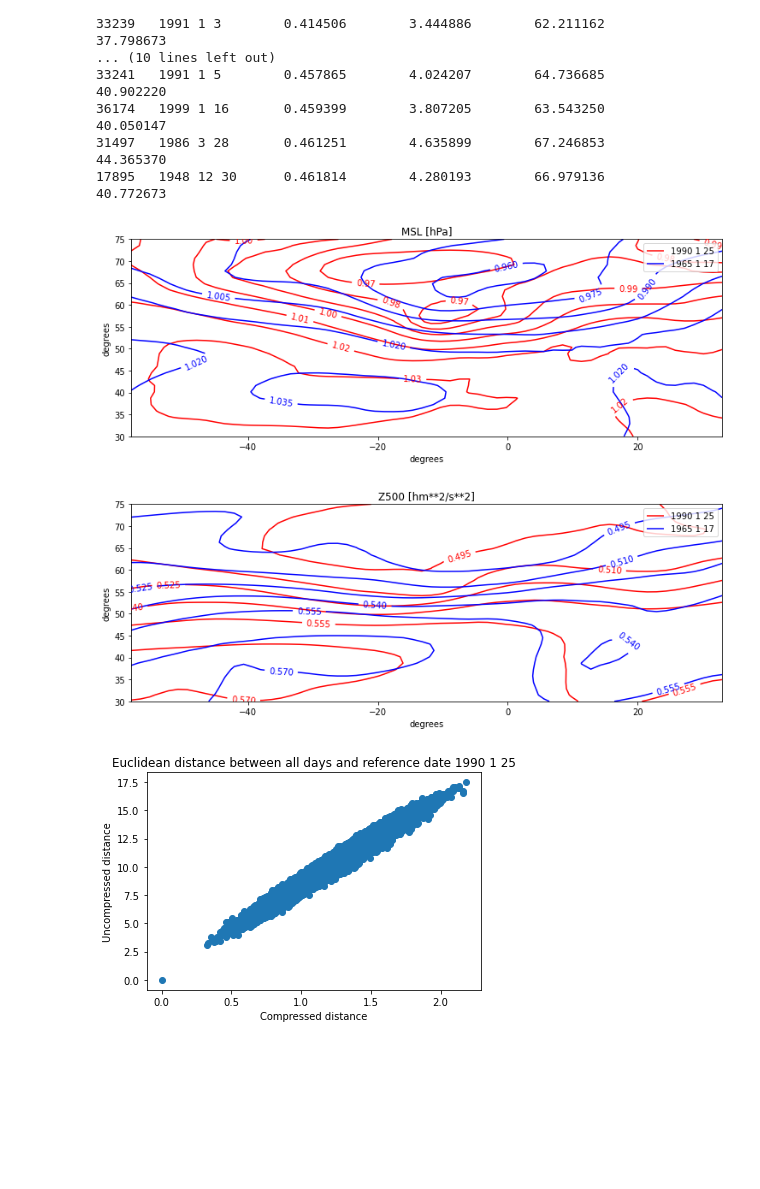
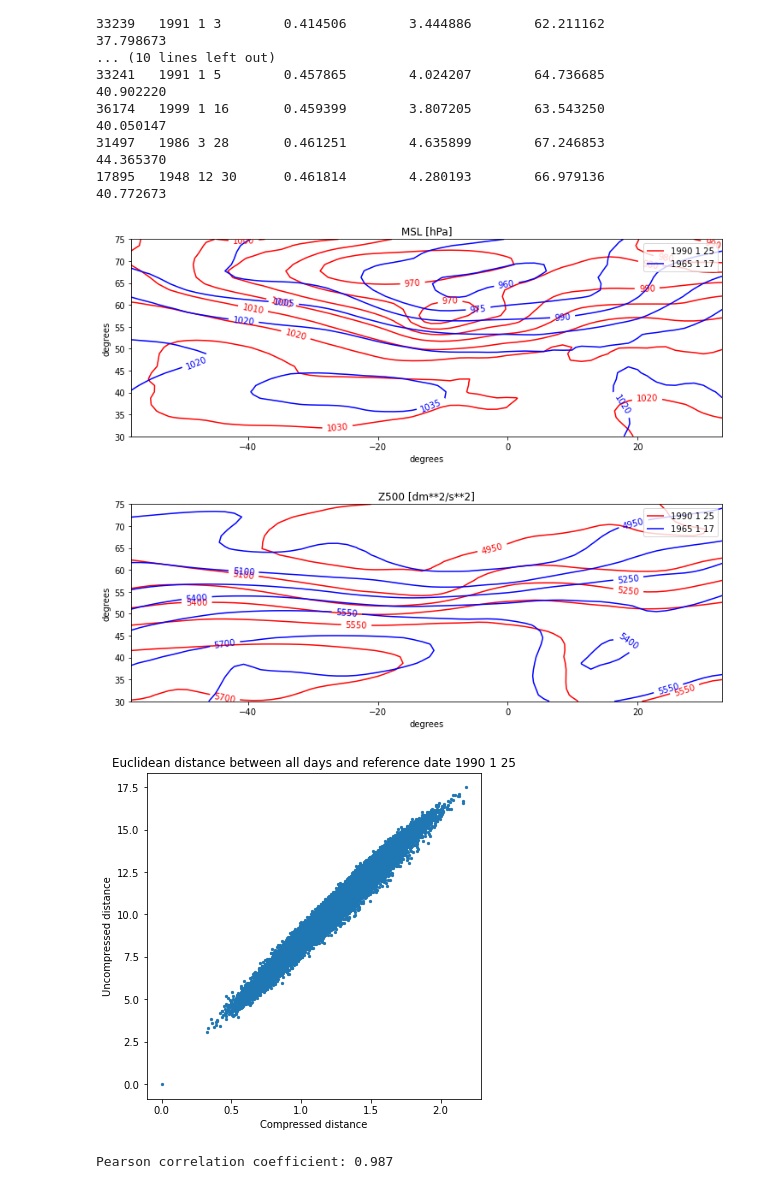
Before and after one commit to gdepaepe/autoencoder, a Jupyter notebook: 5_custom_loss.ipynb, the cells around one changed output. Cells and saved outputs as stored; diff of their text form; code cells hidden in the pictures; blank space fills up the shorter version.

Commit message:
change: dot size scatterplot

```diff
--- a/5_custom_loss.ipynb
+++ b/5_custom_loss.ipynb
@@ -236,16 +236,19 @@ min_dist_index = smallest_compressed[nearby]
 original = era20c[date_index].reshape(1,shape1,shape2,2)
 nearest = era20c[min_dist_index].reshape(1,shape1,shape2,2)
 isoplot(original[0,:,:,0],nearest[0,:,:,0],date,dates[min_dist_index],zone,scale[0])
-isoplot(original[0,:,:,1],nearest[0,:,:,1],date,dates[min_dist_index],zone,scale[1],"Z500 [hm**2/s**2]")
+isoplot(original[0,:,:,1],nearest[0,:,:,1],date,dates[min_dist_index],zone,scale[1]*10,"Z500 [dm**2/s**2]")
 # %% [output]
-[figure, old version]
+[figure, new version]
-[figure, old version]
+[figure, new version]
 # %%
-plt.scatter(compressed_dist, era20c_dist)
+plt.rcParams["figure.figsize"] = (6,6)
+plt.scatter(compressed_dist, era20c_dist, s=5)
 plt.ylabel("Uncompressed distance")
 plt.xlabel("Compressed distance")
 plt.title("Euclidean distance between all days and reference date " + date)
 plt.show()
+print("Pearson correlation coefficient: %.3f" % np.corrcoef(compressed_dist,era20c_dist)[0,1])
 # %% [output]
-[figure, old version]
+[figure, new version]
+Pearson correlation coefficient: 0.987
 # %%
```
Also changed, not shown: parts of 5 cells of this notebook.
